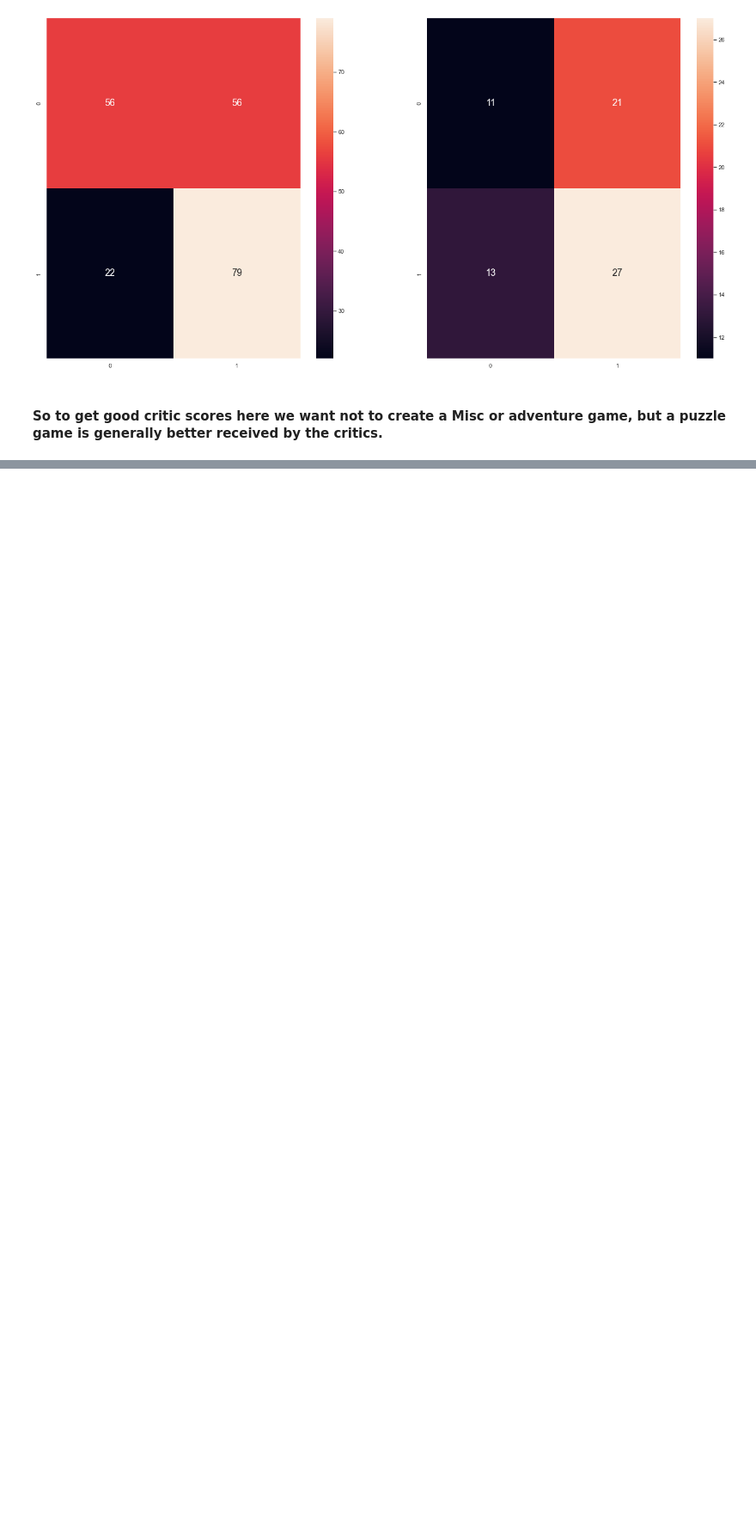
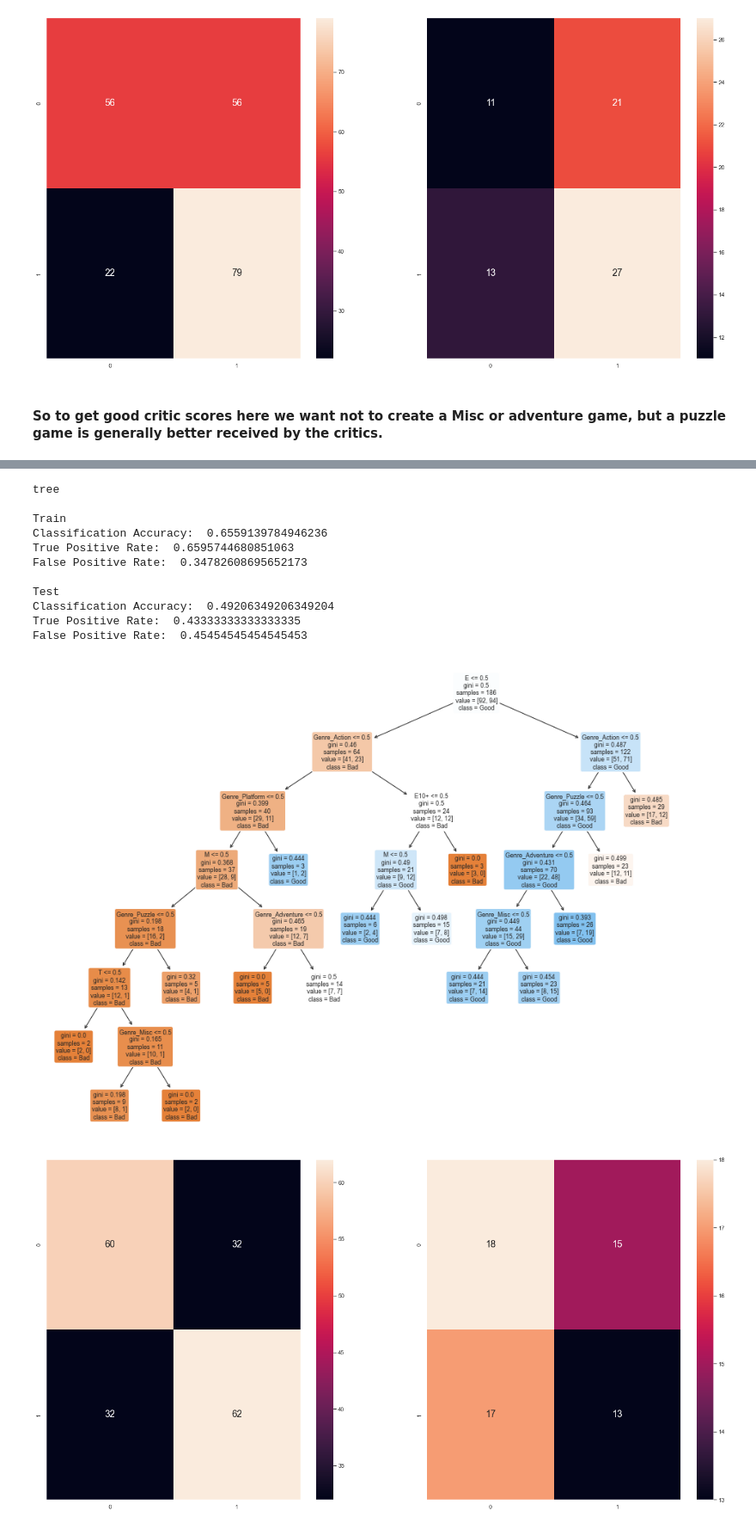
Before and after one commit to jin-qingyang/sc1015_mini_project, a Jupyter notebook: project_version2 3.30.08 PM.ipynb, the cells around one changed output, grey strips where cells are left out. Shown at 86% size. Saved outputs shown, nothing was run; the diff lists cells and outputs as text; code cells hidden in the pictures; blank space fills up the shorter version.

```diff
--- a/project_version2 3.30.08 PM.ipynb
+++ b/project_version2 3.30.08 PM.ipynb
@@ -1702,0 +1746,3 @@ False Positive Rate:  0.65625
+# %%
+tryWithRating=japan_data.copy()
+japan_data['Rating'].unique()
@@ -1702,0 +1751,21 @@ False Positive Rate:  0.65625
+# %%
+yX=removeOutliersIQR(tryWithRating,"Global_Sales")
+catY=simpleToCat(yX['Global_Sales'])
+y = pd.DataFrame(catY)
+X = pd.DataFrame(yX[['Genre_Action','Genre_Adventure','Genre_Misc','Genre_Platform','Genre_Puzzle','Rating']])
+X= pd.get_dummies(X, columns=['Rating'])
+tree1(10,X,y,['Bad', 'Good'])
+# %% [output]
+tree
+
+Train
+Classification Accuracy:  0.6559139784946236
+True Positive Rate:  0.6595744680851063
+False Positive Rate:  0.34782608695652173
+
+Test
+Classification Accuracy:  0.49206349206349204
+True Positive Rate:  0.43333333333333335
+False Positive Rate:  0.45454545454545453
+[figure, added]
+[figure, added]
```
Also changed, not shown: parts of 23 cells of this notebook.
